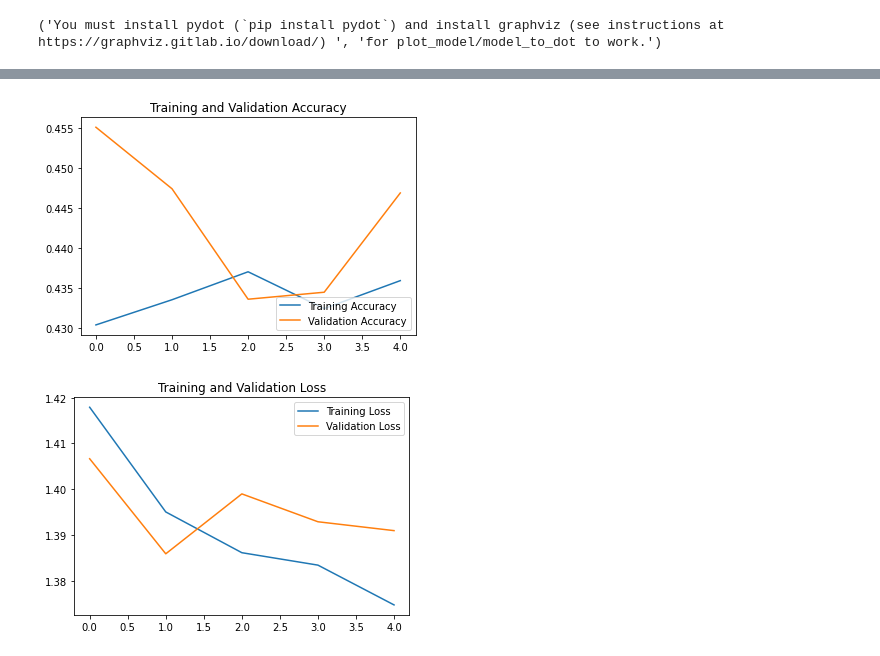
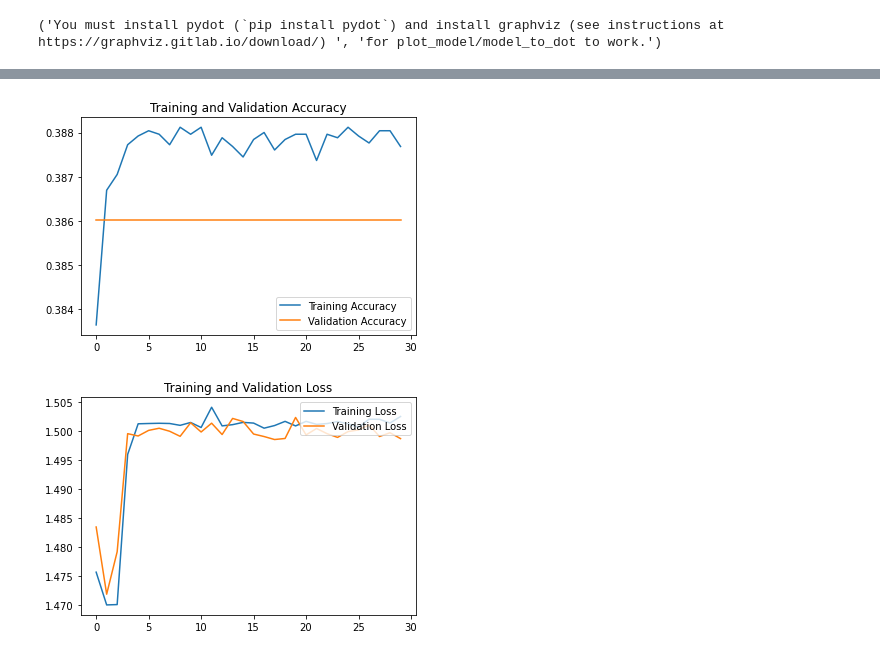
Before and after one commit to bharnav/CSC630-Machine-Learning, a Jupyter notebook: Face Recognition/image-classification.ipynb, the cells around one changed output, grey strips where cells are left out. Drawn from its saved outputs; the diff is of its cells as text; code cells hidden in the pictures.

Commit message:
updated model added

```diff
--- a/Face Recognition/image-classification.ipynb
+++ b/Face Recognition/image-classification.ipynb
@@ -134,5 +190,5 @@ model = Sequential([
 # %%
-learning_rate = 0.001
+learning_rate = 0.01
 model.compile(optimizer=tf.keras.optimizers.Adam(learning_rate),
               loss=tf.keras.losses.SparseCategoricalCrossentropy(from_logits=True),
               metrics=['accuracy', 'mse', 'mae', 'mape'])
@@ -160,15 +216,3 @@ _________________________________________________________________
 plot_model(model)
 # %% [output]
 ('You must install pydot (`pip install pydot`) and install graphviz (see instructions at https://graphviz.gitlab.io/download/) ', 'for plot_model/model_to_dot to work.')
-# %%
-epochs = 5
-print(pixel_data_train[2].shape)
-print(pixel_data_train.shape, pixel_data_train.dtype)
-X = tf.convert_to_tensor(pixel_data_train)
-print(X.shape)
-Y = tf.convert_to_tensor(race_data_train, dtype=tf.float32)
-history = model.fit(
-  x = X, y = Y,
-  validation_data = (pixel_data_val, race_data_val),
-  epochs=epochs
-)
@@ -188,0 +219,21 @@ Epoch 5/5
+# %%
+EPOCHS = 30
+BS = 1
+aug = tf.keras.preprocessing.image.ImageDataGenerator(rotation_range = 20, zoom_range = 0.15,
+            width_shift_range = 0.2, height_shift_range = 0.2, shear_range = 0.15,
+            horizontal_flip = True, fill_mode = "nearest")
+# %%
+# X = tf.data.Dataset.from_tensor_slices(pixel_data_train)
+# X = X.batch(4)
+# X = tf.convert_to_tensor(pixel_data_train)
+# print(X.shape)
+# Y = tf.convert_to_tensor(race_data_train, dtype=tf.float32)
+
+try:
+  with tf.device('/device:GPU:0'):
+      Y = tf.convert_to_tensor(race_data_train, dtype=tf.float32)
+      history_aug = model.fit_generator(aug.flow(pixel_data_train.astype('float32'), Y, batch_size = BS),
+                    validation_data=(pixel_data_val, race_data_val), steps_per_epoch=len(pixel_data_train) // BS,
+                    epochs = EPOCHS)
+except RuntimeError as e:
+  print(e)
@@ -195,24 +252,24 @@ model.save('baseline-cnn.h5')
 # %%
-acc = history.history['accuracy']
-val_acc = history.history['val_accuracy']
+acc = history_aug.history['accuracy']
+val_acc = history_aug.history['val_accuracy']
 
-loss = history.history['loss']
-val_loss = history.history['val_loss']
+loss = history_aug.history['loss']
+val_loss = history_aug.history['val_loss']
 
-epochs_range = range(epochs)
+epochs_range = range(EPOCHS)
 
 plt.plot(epochs_range, acc, label='Training Accuracy')
 plt.plot(epochs_range, val_acc, label='Validation Accuracy')
 plt.legend(loc='lower right')
 plt.title('Training and Validation Accuracy')
 plt.show()
 
 plt.plot(epochs_range, loss, label='Training Loss')
 plt.plot(epochs_range, val_loss, label='Validation Loss')
 plt.legend(loc='upper right')
 plt.title('Training and Validation Loss')
 plt.show()
 # %% [output]
-[figure, old version]
+[figure, new version]
-[figure, old version]
+[figure, new version]
 # %%
```
Also changed, not shown: parts of 13 cells of this notebook.
